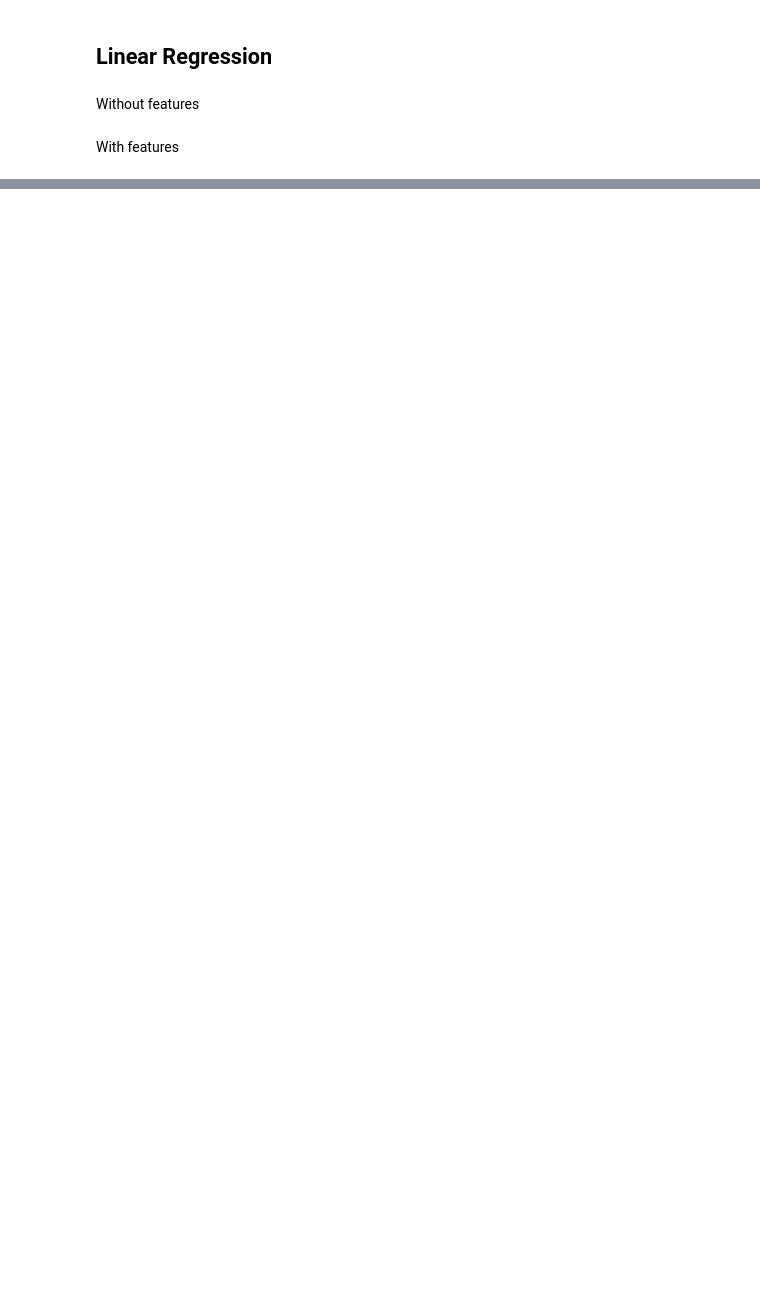
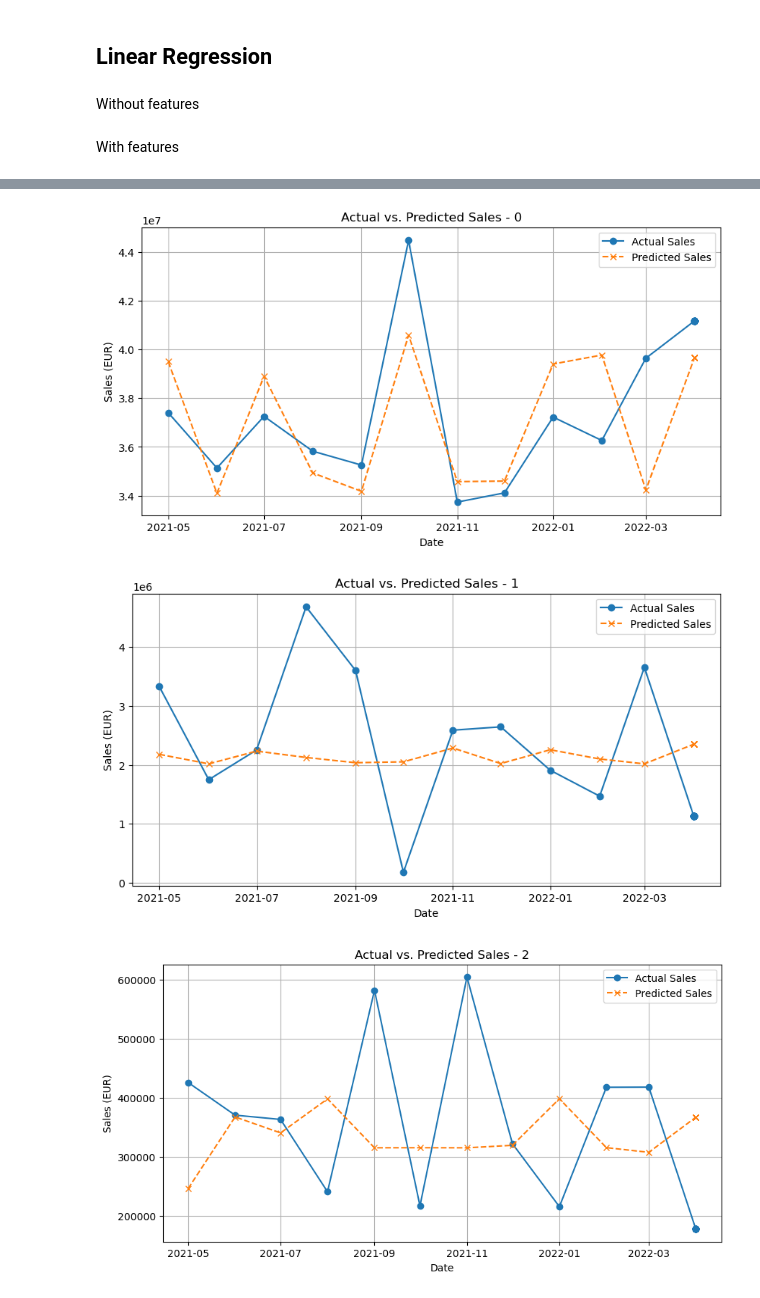
Before and after one commit to RubenCMarques/Case-2--Siemens-Sales-Forecast, a Jupyter notebook: Notebooks/Ruben_wks.ipynb, the cells around one changed output, grey strips where cells are left out. Cells and saved outputs as stored; diff of their text form; code cells hidden in the pictures; blank space fills up the shorter version.

```diff
--- a/Notebooks/Ruben_wks.ipynb
+++ b/Notebooks/Ruben_wks.ipynb
@@ -539,0 +603,52 @@ KeyError: "None of [Index([31, 32, 33, 34, 35, 36, 37, 38, 39, 40, 41, 42, 43, 4
+# %%
+model_name = "XGBoost_with_feature_selection"
+forecast = {}
+rmse_results = {}
+
+for product in df['Mapped_GCK'].unique():
+    product_df = df[df['Mapped_GCK'] == product]
+    df_train = product_df[product_df['date'] < '2021-05-01']
+    df_test = product_df[product_df['date'] >= '2021-05-01']
+
+    # Use only the selected top features for this product
+    top_features = top_features_per_product.get(product, [])
+
+    X_train = df_train[top_features]
+    y_train = df_train['Sales_EUR']
+    X_test = df_test[top_features]
+    y_test = df_test['Sales_EUR']
+
+    # Train XGBoost model with selected features
+    model = xgb.XGBRegressor(objective="reg:squarederror", eval_metric="rmse", n_estimators=100, random_state=42)
+    model.fit(X_train, y_train)
+
+    # Make predictions
+    y_pred = model.predict(X_test)
+
+    # Store predictions
+    forecast[product] = y_pred
+
+    # Calculate RMSE
+    rmse = root_mean_squared_error(y_test, y_pred)
+
+    # Store RMSE under the model name
+    if product not in rmse_results:
+        rmse_results[product] = {}
+    rmse_results[product][model_name] = rmse  # Store RMSE for this model
+
+    # 📊 Plot Actual vs. Predicted Sales
+    plt.figure(figsize=(10, 5))
+    plt.plot(df_test['date'], y_test, label="Actual Sales", marker="o")
+    plt.plot(df_test['date'], y_pred, label="Predicted Sales", linestyle="dashed", marker="x")
+    plt.xlabel("Date")
+    plt.ylabel("Sales (EUR)")
+    plt.title(f"Actual vs. Predicted Sales - {product}")
+    plt.legend()
+    plt.grid()
+    plt.show()
+
+# Convert RMSE results to DataFrame
+# %% [output]
+[figure, added]
+[figure, added]
+[figure, added]
```
Also changed, not shown: parts of 17 cells of this notebook.
